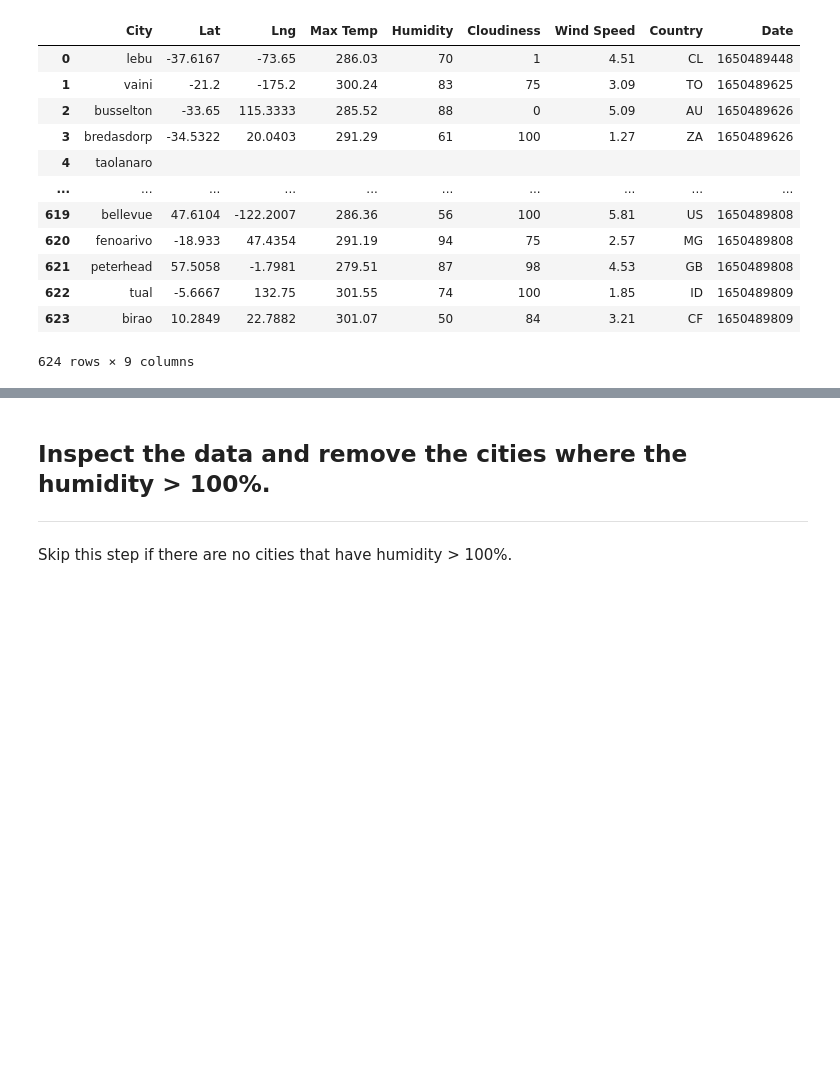
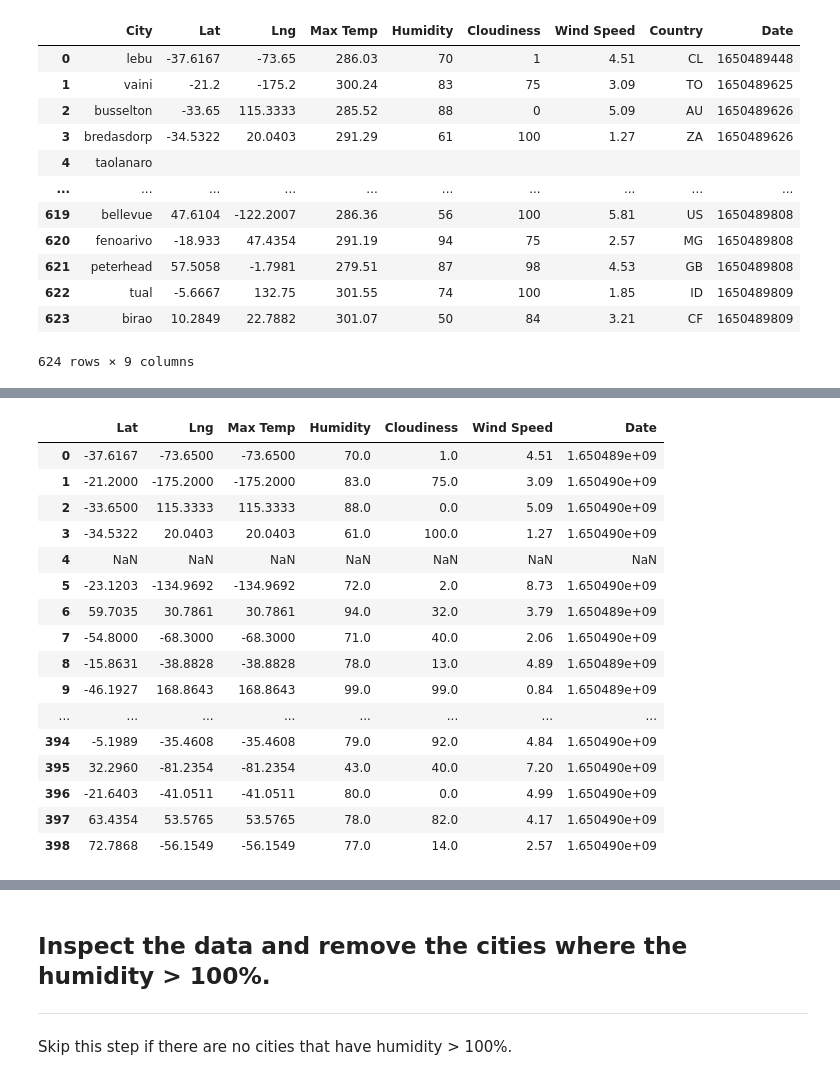
Before and after one commit to SimplyKP22/Python-API-Challenge, a Jupyter notebook: WeatherPy/WeatherPy.ipynb, the cells around one changed output, grey strips where cells are left out. Cells and saved outputs as stored; diff of their text form; code cells hidden in the pictures; blank space fills up the shorter version.

```diff
--- a/WeatherPy/WeatherPy.ipynb
+++ b/WeatherPy/WeatherPy.ipynb
@@ -228,0 +239,33 @@ city_weather.to_csv("weather_report1.csv", index=False, header=True)
+# %%
+# Replacing the empty cells with NaN that would allow us to remove those rows next
+
+city_weather_limited['Lat'].replace('', np.nan, inplace=True)
+city_weather_limited['Lng'].replace('', np.nan, inplace=True)
+city_weather_limited['Max Temp'].replace('', np.nan, inplace=True)
+city_weather_limited['Humidity'].replace('', np.nan, inplace=True)
+city_weather_limited['Cloudiness'].replace('', np.nan, inplace=True)
+city_weather_limited['Wind Speed'].replace('', np.nan, inplace=True)
+city_weather_limited['Date'].replace('', np.nan, inplace=True)
+
+# Display the complete database to scan for the NaN rows
+pd.set_option('display.max_rows', None)
+
+city_weather_limited
+# %% [output]
+|  | Lat | Lng | Max Temp | Humidity | Cloudiness | Wind Speed | Date |
+| 0 | -37.6167 | -73.6500 | -73.6500 | 70.0 | 1.0 | 4.51 | 1.650489e+09 |
+| 1 | -21.2000 | -175.2000 | -175.2000 | 83.0 | 75.0 | 3.09 | 1.650490e+09 |
+| 2 | -33.6500 | 115.3333 | 115.3333 | 88.0 | 0.0 | 5.09 | 1.650490e+09 |
+| 3 | -34.5322 | 20.0403 | 20.0403 | 61.0 | 100.0 | 1.27 | 1.650490e+09 |
+| 4 | NaN | NaN | NaN | NaN | NaN | NaN | NaN |
+| 5 | -23.1203 | -134.9692 | -134.9692 | 72.0 | 2.0 | 8.73 | 1.650490e+09 |
+| 6 | 59.7035 | 30.7861 | 30.7861 | 94.0 | 32.0 | 3.79 | 1.650489e+09 |
+| 7 | -54.8000 | -68.3000 | -68.3000 | 71.0 | 40.0 | 2.06 | 1.650490e+09 |
+| 8 | -15.8631 | -38.8828 | -38.8828 | 78.0 | 13.0 | 4.89 | 1.650489e+09 |
+| 9 | -46.1927 | 168.8643 | 168.8643 | 99.0 | 99.0 | 0.84 | 1.650489e+09 |
+| ... | ... | ... | ... | ... | ... | ... | ... |
+| 394 | -5.1989 | -35.4608 | -35.4608 | 79.0 | 92.0 | 4.84 | 1.650490e+09 |
+| 395 | 32.2960 | -81.2354 | -81.2354 | 43.0 | 40.0 | 7.20 | 1.650490e+09 |
+| 396 | -21.6403 | -41.0511 | -41.0511 | 80.0 | 0.0 | 4.99 | 1.650490e+09 |
+| 397 | 63.4354 | 53.5765 | 53.5765 | 78.0 | 82.0 | 4.17 | 1.650490e+09 |
+| 398 | 72.7868 | -56.1549 | -56.1549 | 77.0 | 14.0 | 2.57 | 1.650490e+09 |
```
Also changed, not shown: parts of 16 cells of this notebook.
